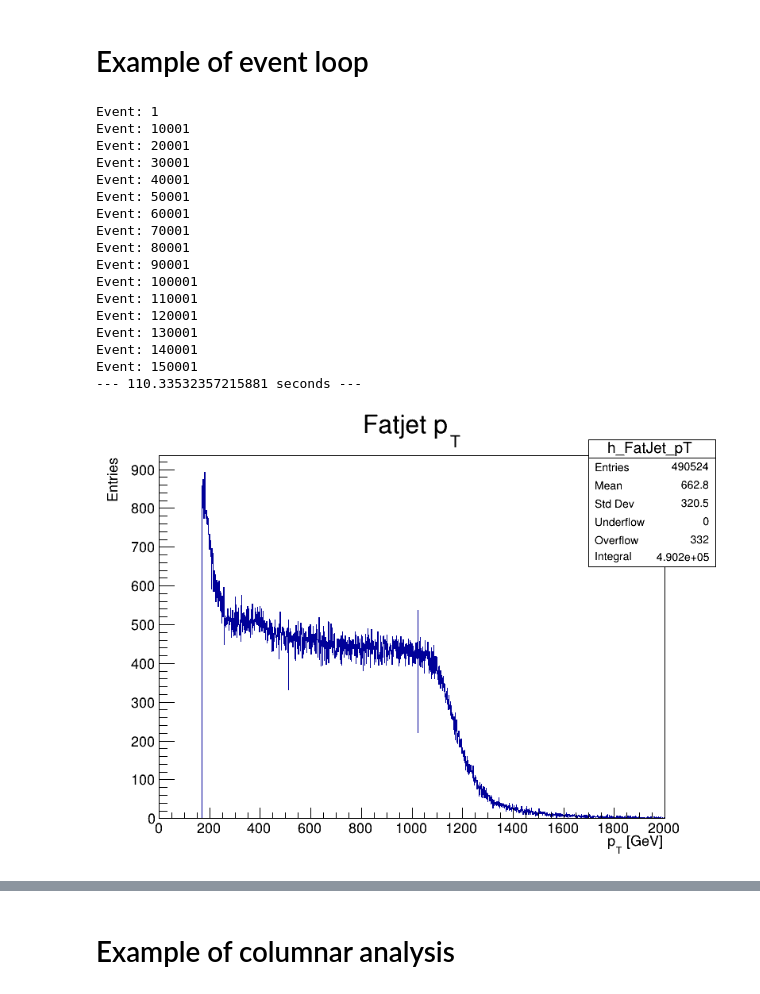
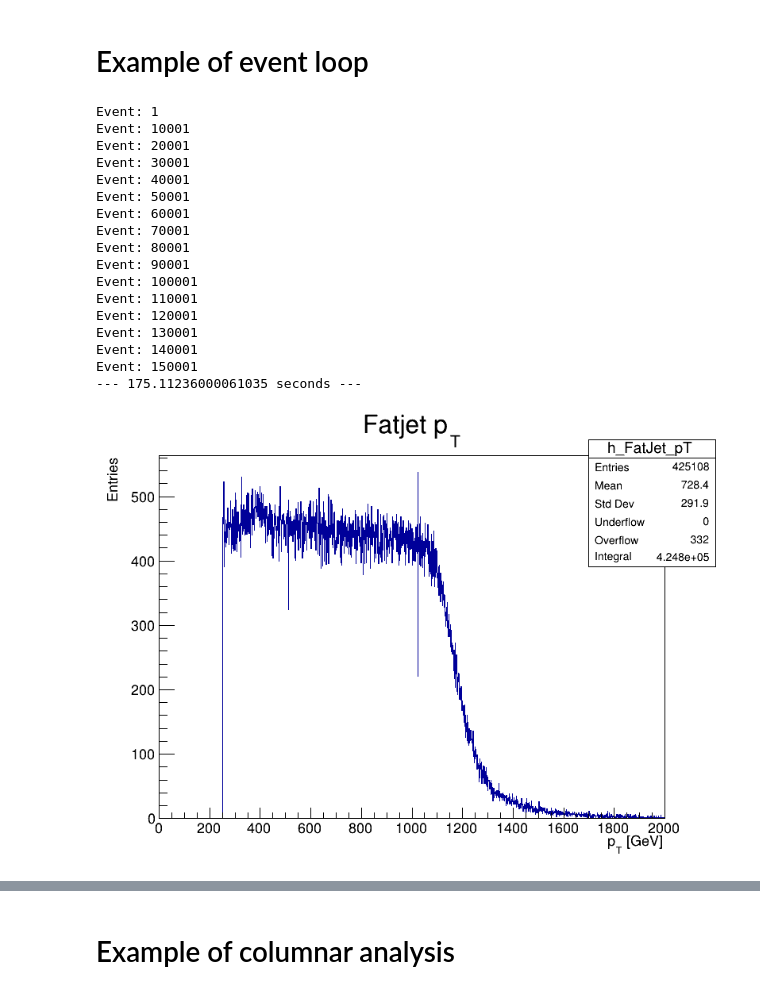
Before and after one commit to CMS-H3PO/H3PO, a Jupyter notebook: notebooks/example_event_loop_vs_coffea.ipynb, the cells around one changed output, grey strips where cells are left out. Drawn from its saved outputs; the diff is of its cells as text; code cells hidden in the pictures.

```diff
--- a/notebooks/example_event_loop_vs_coffea.ipynb
+++ b/notebooks/example_event_loop_vs_coffea.ipynb
@@ -27,11 +27,18 @@ f = ROOT.TFile("/STORE/matej/H3_skims/2017/XToYHTo6B_MX-2500_MY-800/F783DD8F-FD3
 # get pointer to the Events tree
 t = f.Get("Events")
 
-nBins=2000
-pTmin=0.
-pTmax=2000.
+nBins = 2000
+pTmin = 0.
+pTmax = 2000.
+pT_cut = 250
+
+etaBins = 200
+etaTmin = -5.
+etaTmax = 5.
+eta_cut = 2
 
 h_FatJet_pT=ROOT.TH1F("h_FatJet_pT", "Fatjet p_{T};p_{T} [GeV];Entries", nBins, pTmin, pTmax)
+h_FatJet_eta = ROOT.TH1F("h_FatJet_eta", "Fatjet eta; $\eta; Entries$", etaBins, etaTmin, etaTmax)
 
 
 # total number of events
@@ -43,33 +50,35 @@ for e in range(0, nEvents):
 
     # get event
     t.GetEntry(e)
 
     # loop over fat jets
     for j in range(0, t.nFatJet):
-        h_FatJet_pT.Fill(t.FatJet_pt[j])
+        if t.FatJet_pt[j] > pT_cut and abs(t.FatJet_eta[j]) < eta_cut:
+            h_FatJet_pT.Fill(t.FatJet_pt[j])
+            h_FatJet_eta.Fill(t.FatJet_eta[j])
 
 # stop timer
 print("--- {} seconds ---".format(time.time() - start_time))
 
 c=ROOT.TCanvas("c","The Canvas Title",800,600)
 h_FatJet_pT.Draw()
 c.Draw()
 # %% [output]
 Event: 1
 Event: 10001
 Event: 20001
 Event: 30001
 Event: 40001
 Event: 50001
 Event: 60001
 Event: 70001
 Event: 80001
 Event: 90001
 Event: 100001
 Event: 110001
 Event: 120001
 Event: 130001
 Event: 140001
 Event: 150001
---- 110.33532357215881 seconds ---
+--- 175.11236000061035 seconds ---
-[figure, old version]
+[figure, new version]
```
Also changed, not shown: parts of 3 cells of this notebook.
